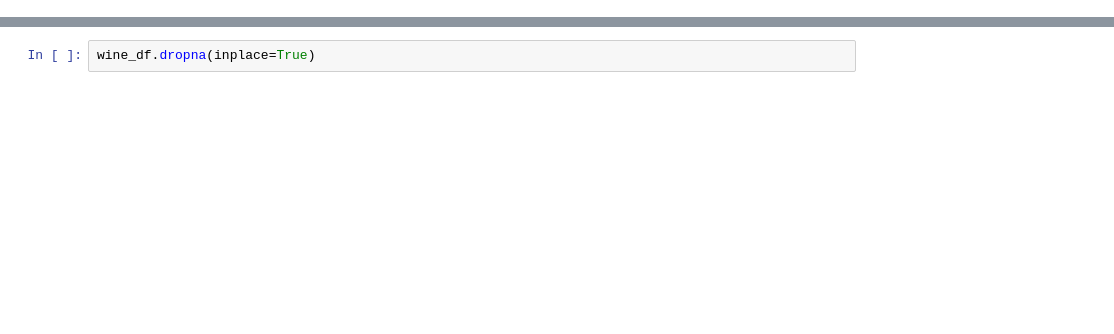
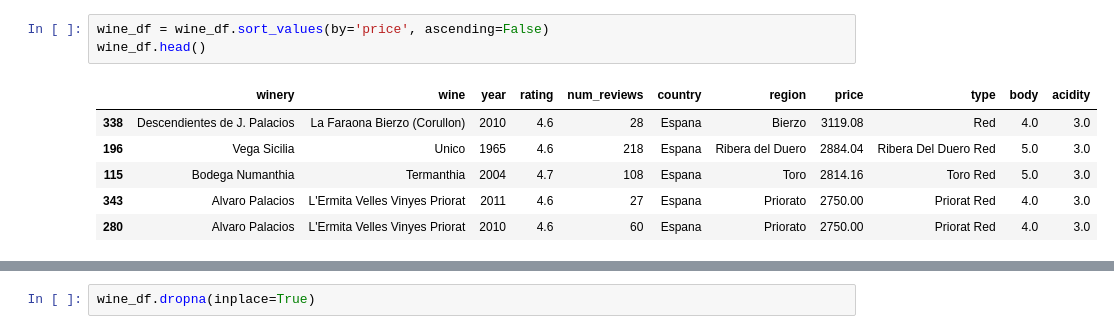
Before and after one commit to michaeldonaldsheridan/WineClassification, a Jupyter notebook: WineClassifcaton.ipynb, the cells around one changed output, grey strips where cells are left out. Cells and saved outputs as stored; diff of their text form; blank space fills up the shorter version.

```diff
--- a/WineClassifcaton.ipynb
+++ b/WineClassifcaton.ipynb
@@ -19,0 +35,10 @@ wine_df.head()
+# %%
+wine_df = wine_df.sort_values(by='price', ascending=False)
+wine_df.head()
+# %% [output]
+|  | winery | wine | year | rating | num_reviews | country | region | price | type | body | acidity |
+| 338 | Descendientes de J. Palacios | La Faraona Bierzo (Corullon) | 2010 | 4.6 | 28 | Espana | Bierzo | 3119.08 | Red | 4.0 | 3.0 |
+| 196 | Vega Sicilia | Unico | 1965 | 4.6 | 218 | Espana | Ribera del Duero | 2884.04 | Ribera Del Duero Red | 5.0 | 3.0 |
+| 115 | Bodega Numanthia | Termanthia | 2004 | 4.7 | 108 | Espana | Toro | 2814.16 | Toro Red | 5.0 | 3.0 |
+| 343 | Alvaro Palacios | L'Ermita Velles Vinyes Priorat | 2011 | 4.6 | 27 | Espana | Priorato | 2750.00 | Priorat Red | 4.0 | 3.0 |
+| 280 | Alvaro Palacios | L'Ermita Velles Vinyes Priorat | 2010 | 4.6 | 60 | Espana | Priorato | 2750.00 | Priorat Red | 4.0 | 3.0 |
```
Also changed, not shown: parts of 40 cells of this notebook, 1 other file.
